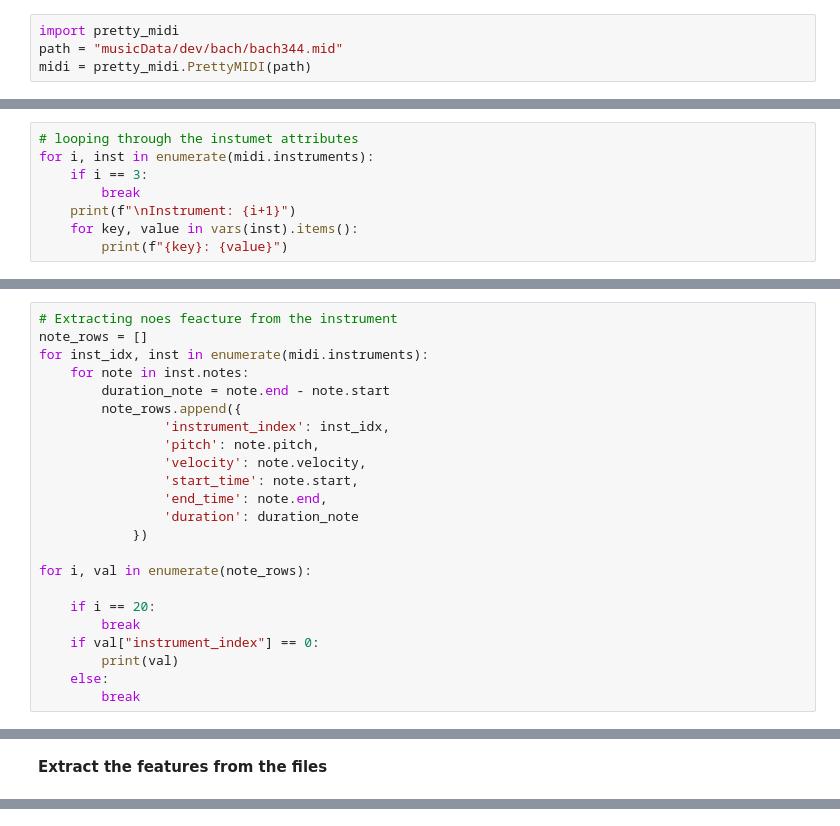
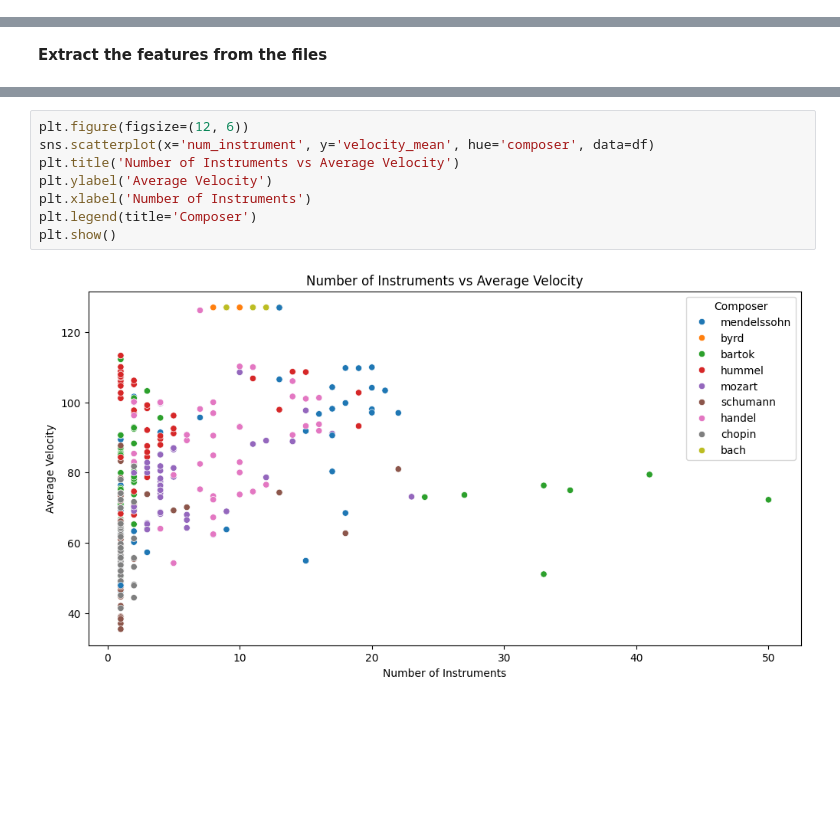
Before and after one commit to birendrakhimding/Music-Composer-Classification, a Jupyter notebook: final_project.ipynb, the cells around one changed output, grey strips where cells are left out. Cells and saved outputs as stored; diff of their text form; blank space fills up the shorter version.

```diff
--- a/final_project.ipynb
+++ b/final_project.ipynb
@@ -46,4 +0,0 @@ musicData/train/bach/bach378.mid
-# %%
-import pretty_midi
-path = "musicData/dev/bach/bach344.mid"
-midi = pretty_midi.PrettyMIDI(path)
@@ -107,8 +0,0 @@ num_instrument: 12
-# %%
-# looping through the instumet attributes
-for i, inst in enumerate(midi.instruments):
-    if i == 3:
-        break
-    print(f"\nInstrument: {i+1}")
-    for key, value in vars(inst).items():
-        print(f"{key}: {value}")
@@ -135,23 +0,0 @@ control_changes: []
-# %%
-# Extracting noes feacture from the instrument
-note_rows = []
-for inst_idx, inst in enumerate(midi.instruments):
-    for note in inst.notes:
-        duration_note = note.end - note.start
-        note_rows.append({
-                'instrument_index': inst_idx,
-                'pitch': note.pitch,
-                'velocity': note.velocity,
-                'start_time': note.start,
-                'end_time': note.end,
-                'duration': duration_note
-            })
-
-for i, val in enumerate(note_rows):
-
-    if i == 20:
-        break
-    if val["instrument_index"] == 0:
-        print(val)
-    else:
-        break
@@ -406,0 +140,10 @@ Test accuracy: 0.1428571492433548
+# %%
+plt.figure(figsize=(12, 6))
+sns.scatterplot(x='num_instrument', y='velocity_mean', hue='composer', data=df)
+plt.title('Number of Instruments vs Average Velocity')
+plt.ylabel('Average Velocity')
+plt.xlabel('Number of Instruments')
+plt.legend(title='Composer')
+plt.show()
+# %% [output]
+[figure, added]
```
Also changed, not shown: parts of 34 cells of this notebook.
